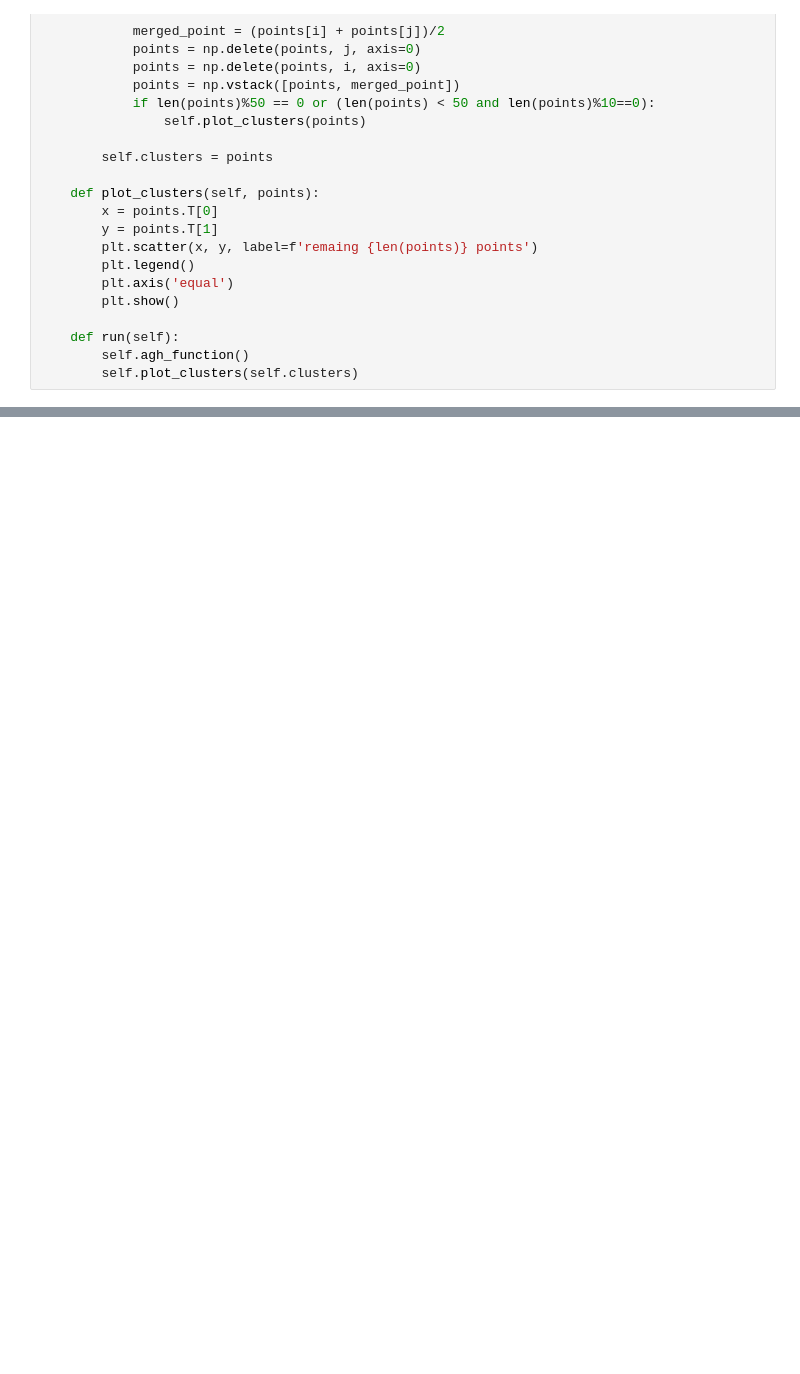
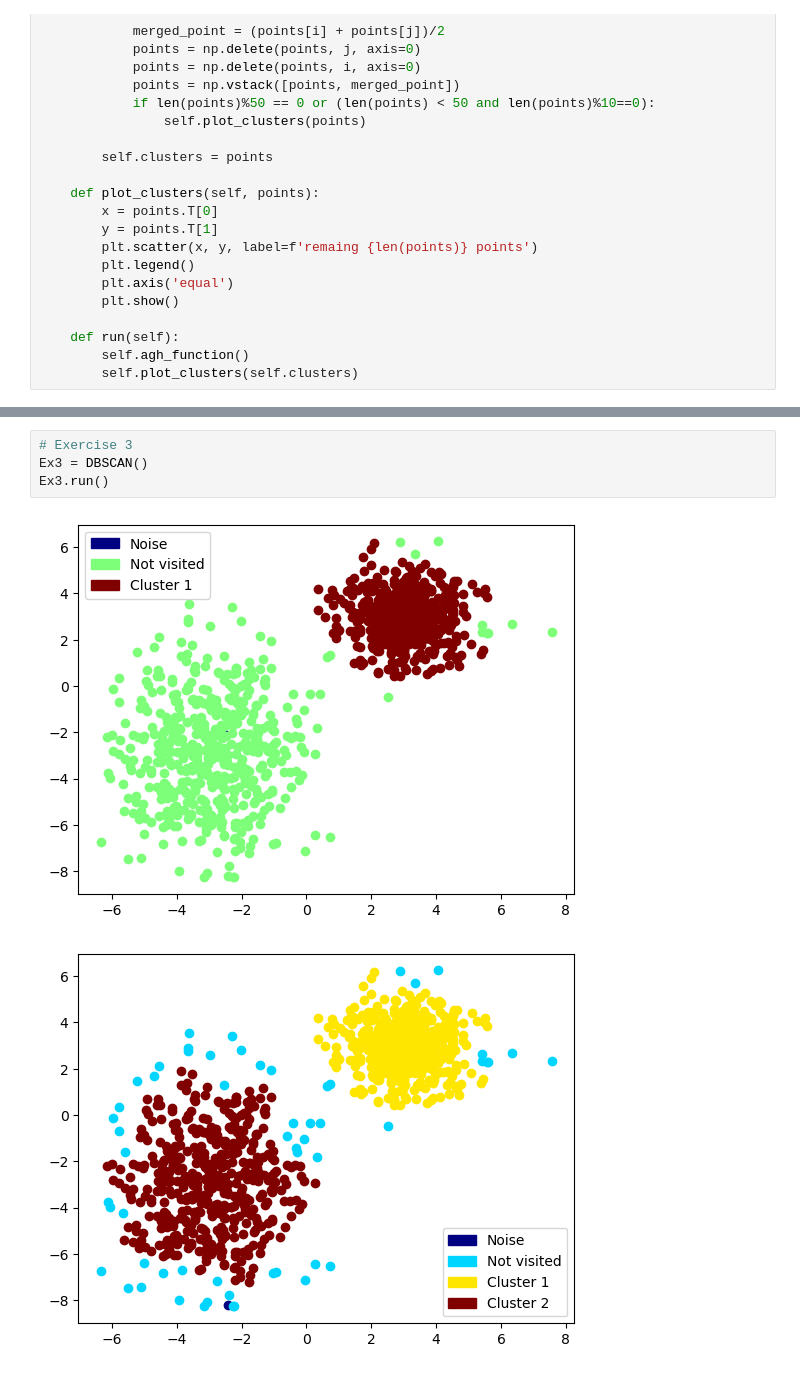
Before and after one commit to Qubi0-0/MachineLearning, a Jupyter notebook: UnsupervisedLearning/UnsupervisedLearning.ipynb, the cells around one changed output, grey strips where cells are left out. Saved outputs shown, nothing was run; the diff lists cells and outputs as text; blank space fills up the shorter version.

```diff
--- a/UnsupervisedLearning/UnsupervisedLearning.ipynb
+++ b/UnsupervisedLearning/UnsupervisedLearning.ipynb
@@ -295,0 +411,7 @@ ahc.run()
+# %%
+# Exercise 3
+Ex3 = DBSCAN()
+Ex3.run()
+# %% [output]
+[figure, added]
+[figure, added]
```
Also changed, not shown: parts of 13 cells of this notebook.
